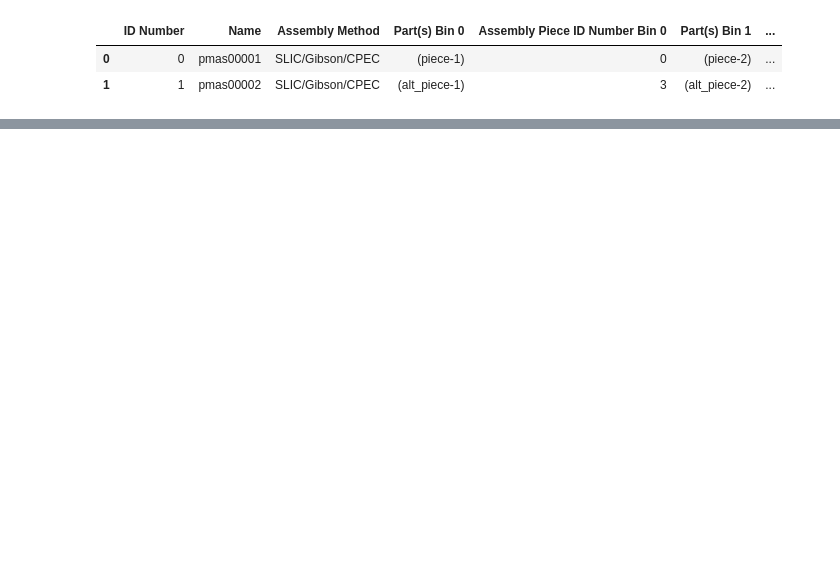
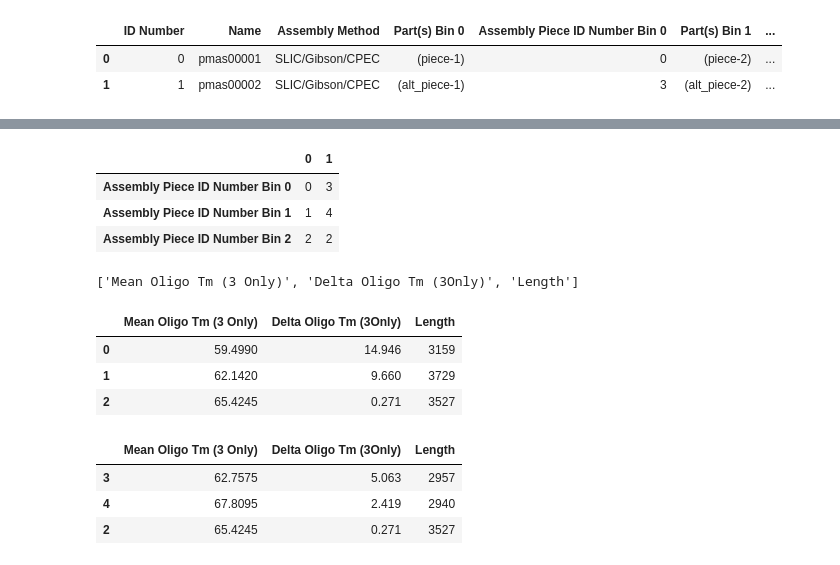
Before and after one commit to PlantSynBioLab/AssemblyTron, a Jupyter notebook: Cloning/20210908_IVA/20210908_IVA.ipynb, the cells around one changed output, grey strips where cells are left out. Cells and saved outputs as stored; diff of their text form; code cells hidden in the pictures; blank space fills up the shorter version.

```diff
--- a/Cloning/20210908_IVA/20210908_IVA.ipynb
+++ b/Cloning/20210908_IVA/20210908_IVA.ipynb
@@ -307,0 +319,65 @@ combinations
+# %%
+pieces = [columns for columns in combinations if columns.startswith('Assembly Piece ID Number Bin ')]
+frame = combinations[pieces]
+frame2 = frame.transpose()
+frame2
+# %% [output]
+|  | 0 | 1 |
+| Assembly Piece ID Number Bin 0 | 0 | 3 |
+| Assembly Piece ID Number Bin 1 | 1 | 4 |
+| Assembly Piece ID Number Bin 2 | 2 | 2 |
+# %%
+pcr_info = [columns for columns in pcr_plustemplates if columns.startswith('Mean Oligo Tm (3')]
+morepcr_info = [columns for columns in pcr_plustemplates if columns.startswith('Delta Oligo Tm (3')]
+anotherpcr_info = [columns for columns in pcr_plustemplates if columns.startswith('Length')]
+pcr_info = pcr_info + morepcr_info + anotherpcr_info
+pcr_info
+# %% [output]
+['Mean Oligo Tm (3 Only)', 'Delta Oligo Tm (3Only)', 'Length']
+# %%
+for column in frame2:
+    listoffrags = frame2[column].to_list()
+    listoffrags
+
+    tablee = pcr_plustemplates[pcr_info]
+    tablee = tablee.iloc[listoffrags, :]
+
+    if column == 0:
+        params0 = tablee.copy()
+    if column == 1:
+        params1 = tablee.copy()
+    if column == 2:
+        params2 = tablee.copy()
+    if column == 3:
+        params3 = tablee.copy()
+    if column == 4:
+        params4 = tablee.copy()
+    if column == 5:
+        params5 = tablee.copy()
+    if column == 6:
+        params6 = tablee.copy()
+    if column == 7:
+        params7 = tablee.copy()
+    if column == 8:
+        params8 = tablee.copy()
+    if column == 9:
+        params9 = tablee.copy()
+    if column == 10:
+        params10 = tablee.copy()
+    if column == 11:
+        params11 = tablee.copy()
+
+
+params0
+# %% [output]
+|  | Mean Oligo Tm (3 Only) | Delta Oligo Tm (3Only) | Length |
+| 0 | 59.4990 | 14.946 | 3159 |
+| 1 | 62.1420 | 9.660 | 3729 |
+| 2 | 65.4245 | 0.271 | 3527 |
+# %%
+params1
+# %% [output]
+|  | Mean Oligo Tm (3 Only) | Delta Oligo Tm (3Only) | Length |
+| 3 | 62.7575 | 5.063 | 2957 |
+| 4 | 67.8095 | 2.419 | 2940 |
+| 2 | 65.4245 | 0.271 | 3527 |
```
Also changed, not shown: parts of 11 cells of this notebook, 1 other file.
